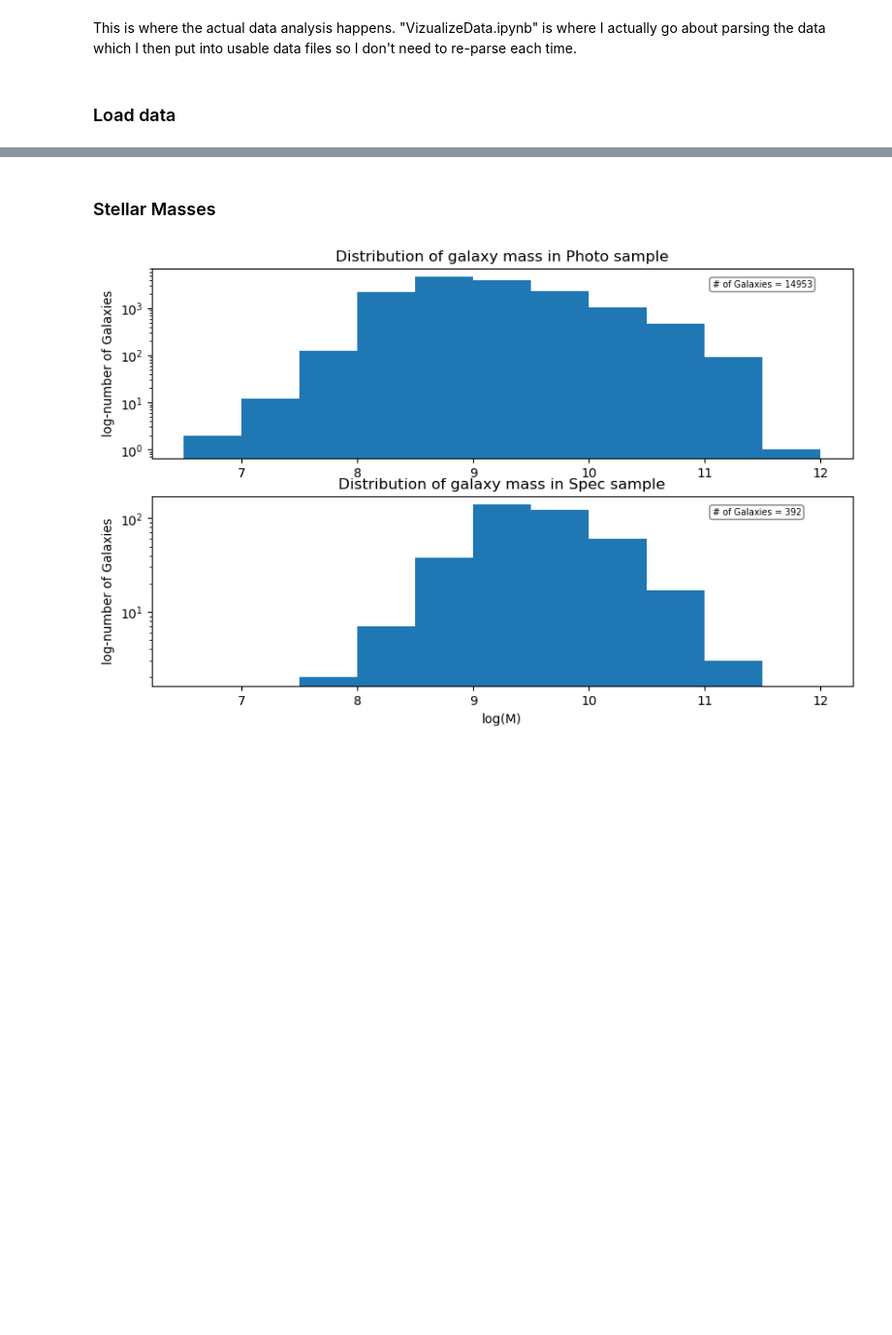
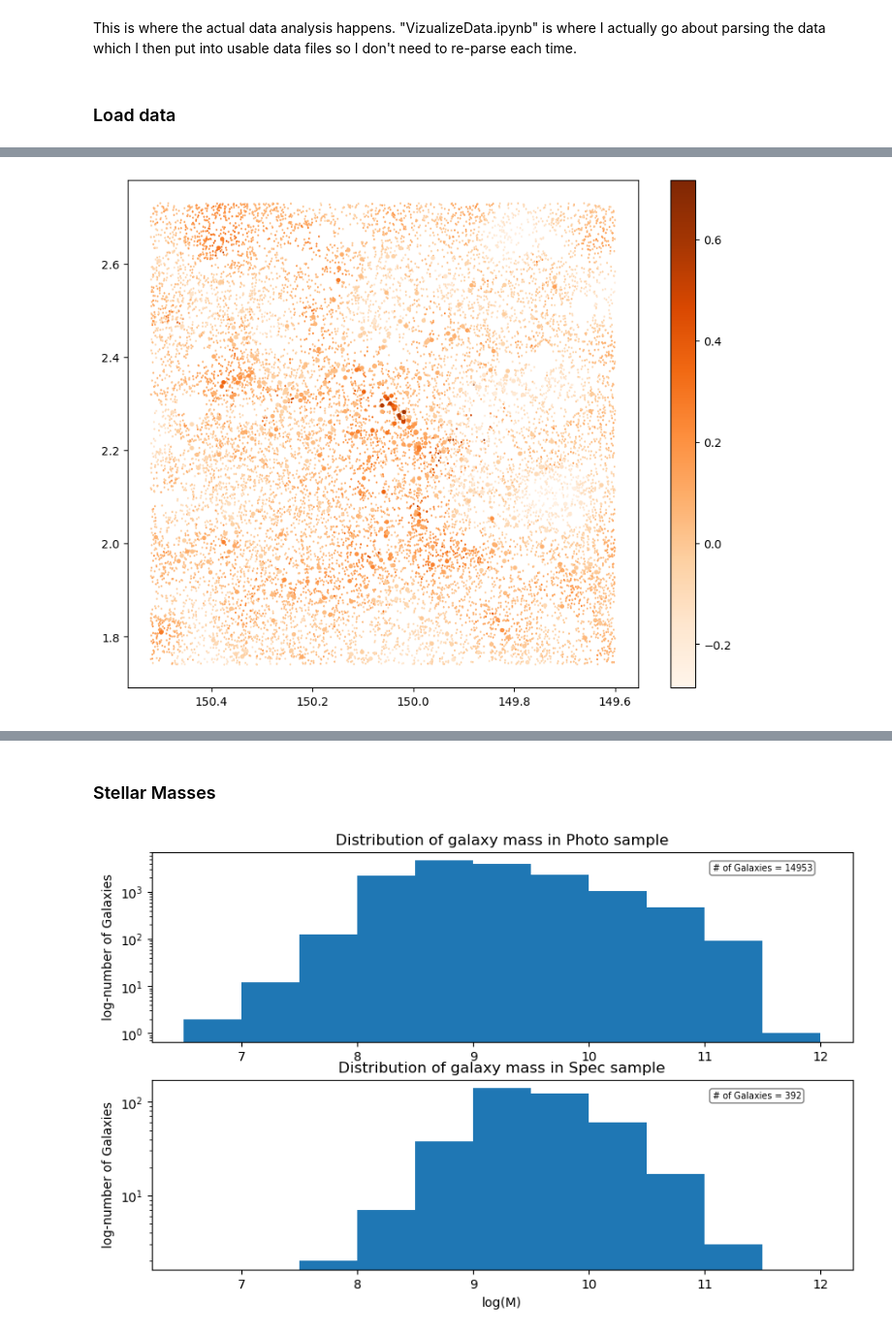
Before and after one commit to dereksikorski/699_1, a Jupyter notebook: DataAnalysis.ipynb, the cells around one changed output, grey strips where cells are left out. Shown at 97% size. Cells and saved outputs as stored; diff of their text form; code cells hidden in the pictures; blank space fills up the shorter version.

```diff
--- a/DataAnalysis.ipynb
+++ b/DataAnalysis.ipynb
@@ -32,0 +47,17 @@ c20s = np.transpose(c20s)
+# %%
+def mscatter(x,y,ax=None, m=None, **kw):
+    import matplotlib.markers as mmarkers
+    if not ax: ax=plt.gca()
+    sc = ax.scatter(x,y,**kw)
+    if (m is not None) and (len(m)==len(x)):
+        paths = []
+        for marker in m:
+            if isinstance(marker, mmarkers.MarkerStyle):
+                marker_obj = marker
+            else:
+                marker_obj = mmarkers.MarkerStyle(marker)
+            path = marker_obj.get_path().transformed(
+                        marker_obj.get_transform())
+            paths.append(path)
+        sc.set_paths(paths)
+    return sc
@@ -32,0 +70,30 @@ c20s = np.transpose(c20s)
+# %%
+### Sky-projection of overdensity ###
+
+# Get galaxies with valid overdensity
+good_idxs = np.where(temp_list[:,-2] != 0)[0]
+good_pts = temp_list[good_idxs]
+good_shapes = ["o" if i==1 else "d" for i in good_pts[:,-1]]   # marker shape to plot
+good_sizes = [8 if i==1 else 0.5 for i in good_pts[:,-1]]   # marker size to plot
+
+
+
+bad_idxs = np.where(temp_list[:,-2] == -99)[0]
+bad_pts =temp_list[bad_idxs]
+bad_shapes = ["o" if i==1 else "d" for i in bad_pts[:,-1]]  # marker shape to plot
+bad_sizes = [0.5 if i==1 else 0.2 for i in bad_pts[:,-1]]   # marker size to plot
+
+fig, ax = plt.subplots()
+fig.set_size_inches(10,8)
+
+# Plot good points
+cs = mscatter(good_pts[:,0], good_pts[:,1], c=good_pts[:,-2], s=good_sizes, m=good_shapes, ax=ax, cmap="Oranges")
+
+
+
+fig.colorbar(cs)
+plt.gca().invert_xaxis()
+
+plt.show()
+# %% [output]
+[figure, added]
```
Also changed, not shown: parts of 7 cells of this notebook, 1 other file.
